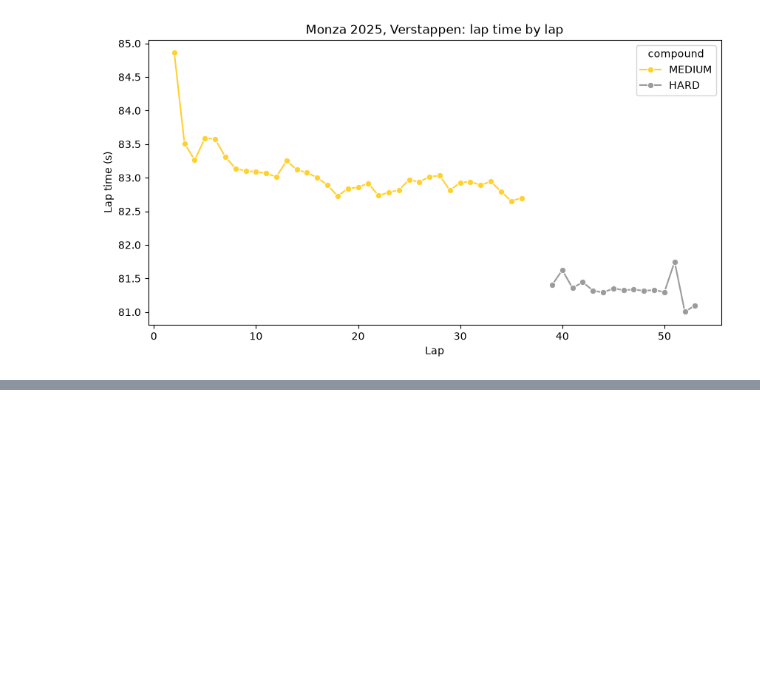
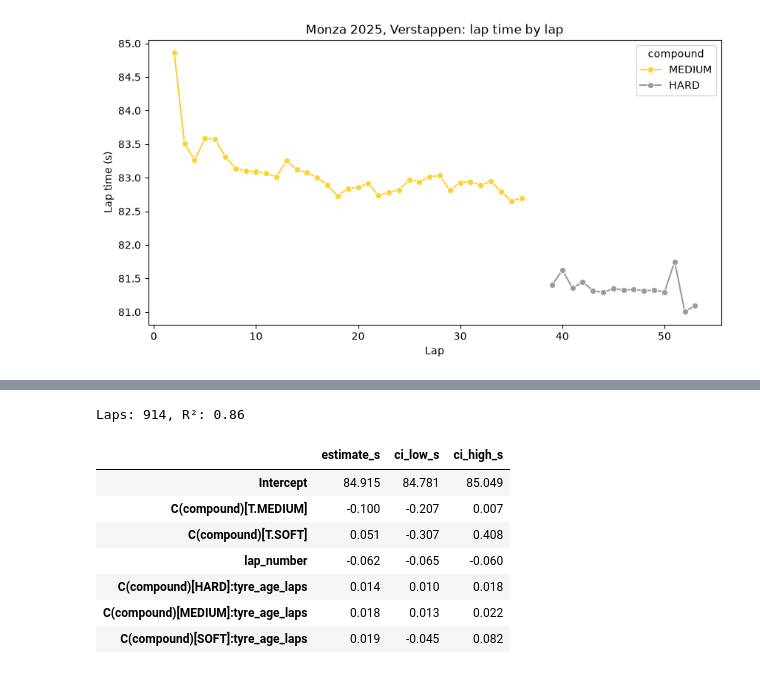
Before and after one commit to bscocca/f1-strategy-analysis, a Jupyter notebook: notebooks/03_tyre_degradation.ipynb, the cells around one changed output, grey strips where cells are left out. Cells and saved outputs as stored; diff of their text form; code cells hidden in the pictures; blank space fills up the shorter version.

```diff
--- a/notebooks/03_tyre_degradation.ipynb
+++ b/notebooks/03_tyre_degradation.ipynb
@@ -114,0 +131,22 @@ plt.show()
+# %%
+model = smf.ols(
+    "lap_time_s ~ C(driver_code) + lap_number + C(compound) + C(compound):tyre_age_laps",
+    data=monza,
+).fit()
+
+print(f"Laps: {int(model.nobs)}, R²: {model.rsquared:.2f}")
+
+estimates = model.params.to_frame("estimate_s").join(
+    model.conf_int().rename(columns={0: "ci_low_s", 1: "ci_high_s"})
+)
+estimates[~estimates.index.str.startswith("C(driver_code)")].round(3)
+# %% [output]
+Laps: 914, R²: 0.86
+|  | estimate_s | ci_low_s | ci_high_s |
+| Intercept | 84.915 | 84.781 | 85.049 |
+| C(compound)[T.MEDIUM] | -0.100 | -0.207 | 0.007 |
+| C(compound)[T.SOFT] | 0.051 | -0.307 | 0.408 |
+| lap_number | -0.062 | -0.065 | -0.060 |
+| C(compound)[HARD]:tyre_age_laps | 0.014 | 0.010 | 0.018 |
+| C(compound)[MEDIUM]:tyre_age_laps | 0.018 | 0.013 | 0.022 |
+| C(compound)[SOFT]:tyre_age_laps | 0.019 | -0.045 | 0.082 |
```
Also changed, not shown: parts of 7 cells of this notebook, 2 other files.
